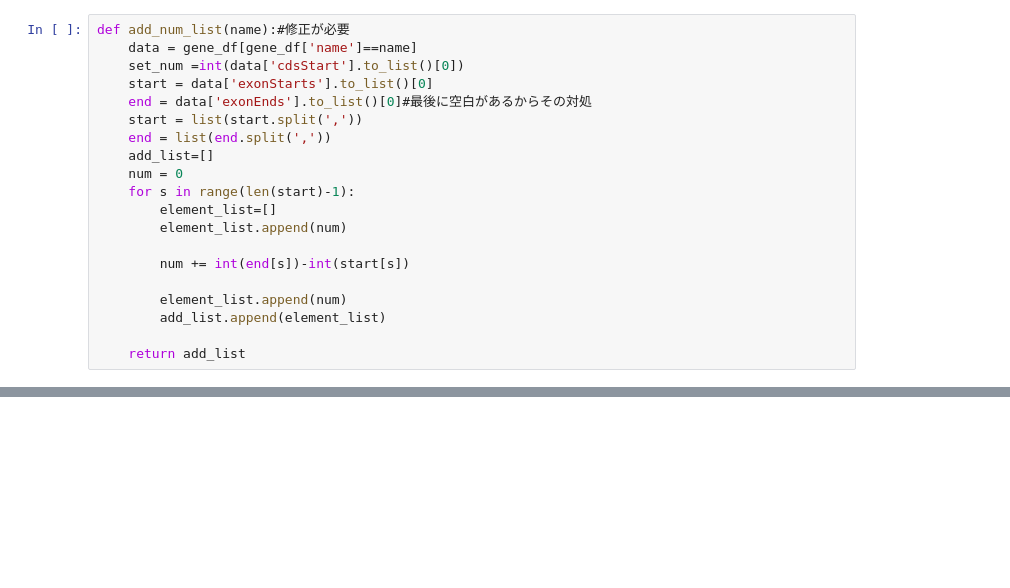
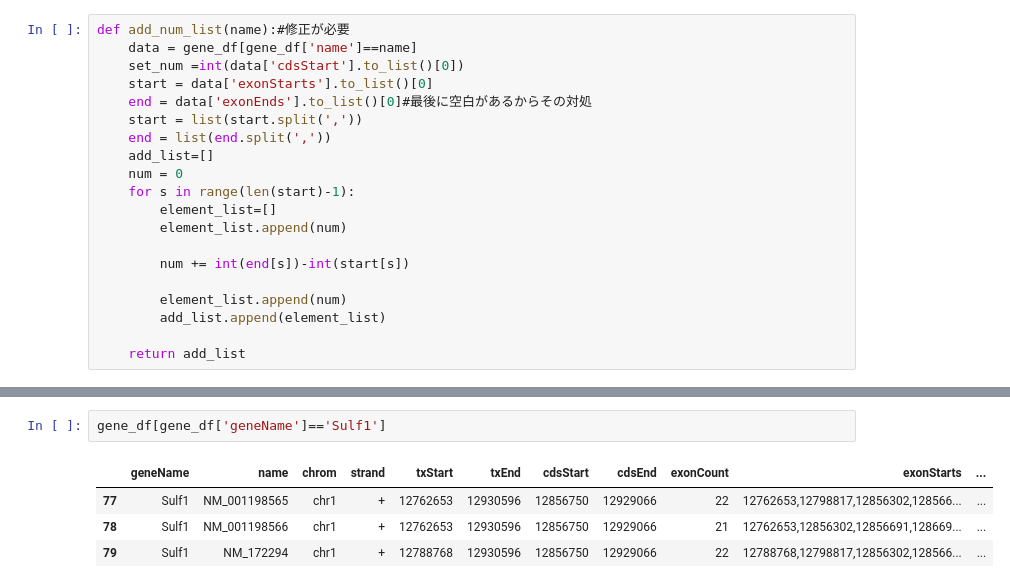
Before and after one commit to aki2274/KOnezumi-AID, a Jupyter notebook: scripts/狙える塩基_strand_plus.ipynb, the cells around one changed output, grey strips where cells are left out. Drawn from its saved outputs; the diff is of its cells as text; blank space fills up the shorter version.

```diff
--- a/scripts/狙える塩基_strand_plus.ipynb
+++ b/scripts/狙える塩基_strand_plus.ipynb
@@ -289,0 +428,7 @@ array([], dtype=int32)
+# %%
+gene_df[gene_df['geneName']=='Sulf1']
+# %% [output]
+|  | geneName | name | chrom | strand | txStart | txEnd | cdsStart | cdsEnd | exonCount | exonStarts | ... |
+| 77 | Sulf1 | NM_001198565 | chr1 | + | 12762653 | 12930596 | 12856750 | 12929066 | 22 | 12762653,12798817,12856302,128566... | ... |
+| 78 | Sulf1 | NM_001198566 | chr1 | + | 12762653 | 12930596 | 12856750 | 12929066 | 21 | 12762653,12856302,12856691,128669... | ... |
+| 79 | Sulf1 | NM_172294 | chr1 | + | 12788768 | 12930596 | 12856750 | 12929066 | 22 | 12788768,12798817,12856302,128566... | ... |
```
Also changed, not shown: parts of 17 cells of this notebook.
